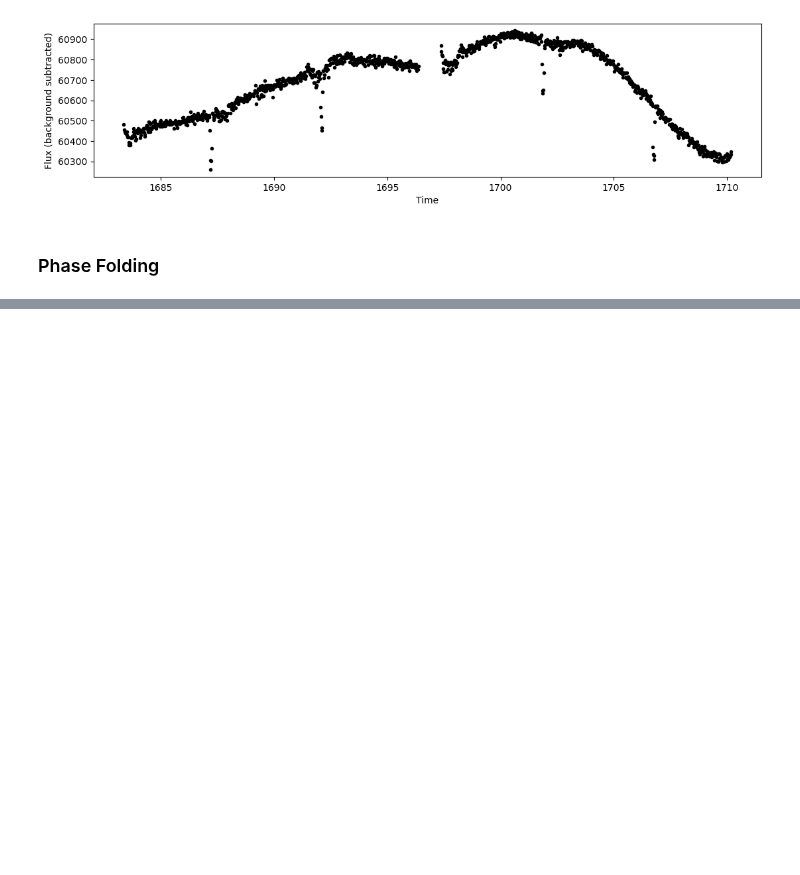
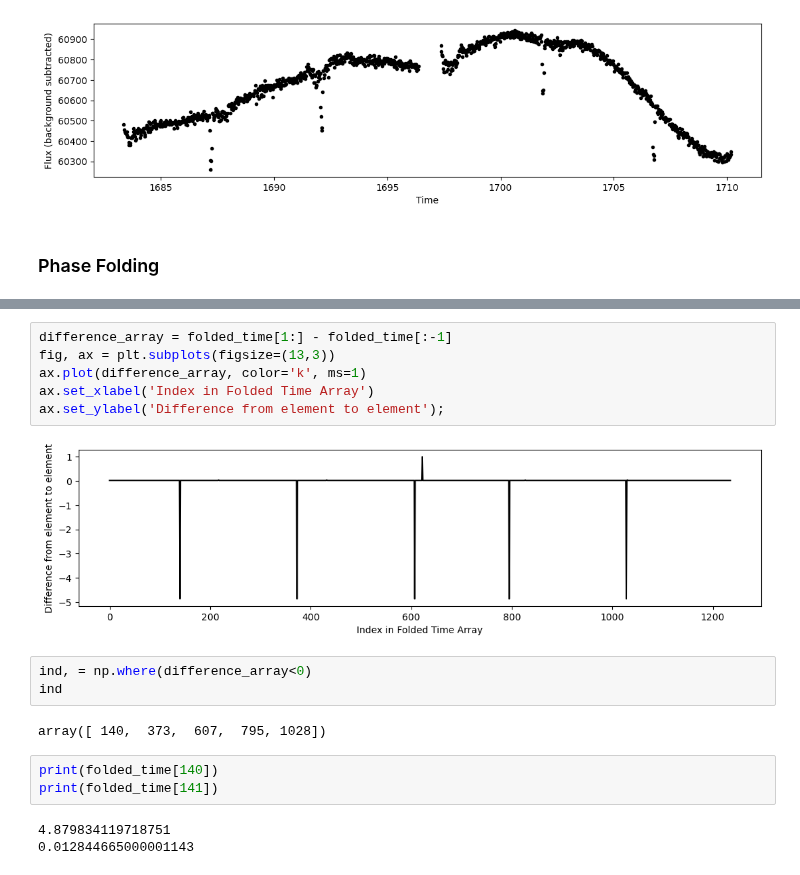
Before and after one commit to hexijin/scientific-data-analysis, a Jupyter notebook: aspy/c06/c06s05.ipynb, the cells around one changed output, grey strips where cells are left out. Drawn from its saved outputs; the diff is of its cells as text; blank space fills up the shorter version.

```diff
--- a/aspy/c06/c06s05.ipynb
+++ b/aspy/c06/c06s05.ipynb
@@ -96,0 +113,19 @@ ax.set_ylabel('Flux (background subtracted)');
+# %%
+difference_array = folded_time[1:] - folded_time[:-1]
+fig, ax = plt.subplots(figsize=(13,3))
+ax.plot(difference_array, color='k', ms=1)
+ax.set_xlabel('Index in Folded Time Array')
+ax.set_ylabel('Difference from element to element');
+# %% [output]
+[figure, added]
+# %%
+ind, = np.where(difference_array<0)
+ind
+# %% [output]
+array([ 140,  373,  607,  795, 1028])
+# %%
+print(folded_time[140])
+print(folded_time[141])
+# %% [output]
+4.879834119718751
+0.012844665000001143
```
Also changed, not shown: parts of 8 cells of this notebook.
